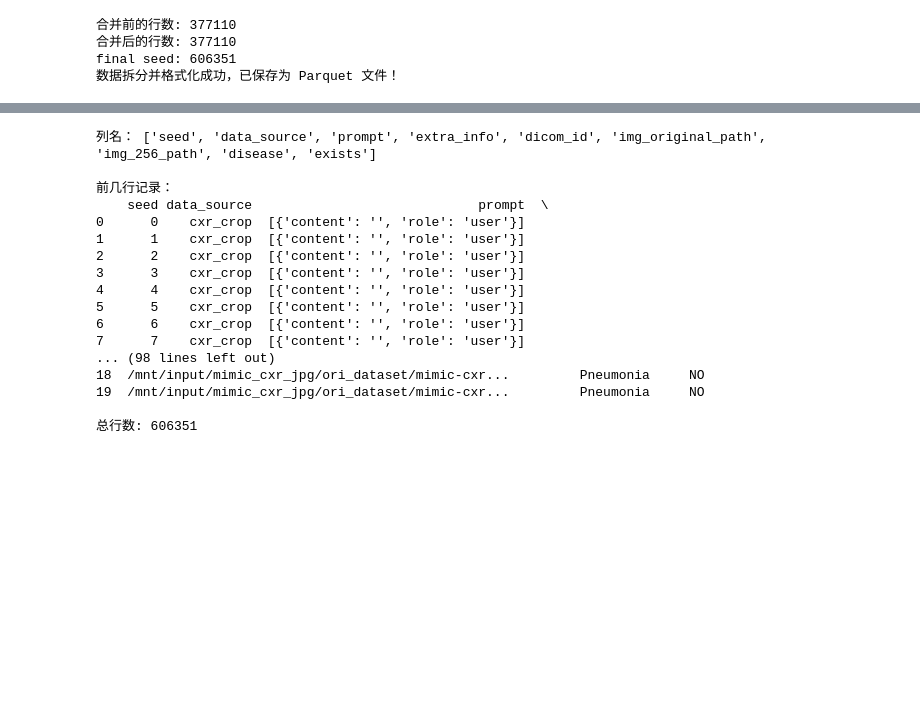
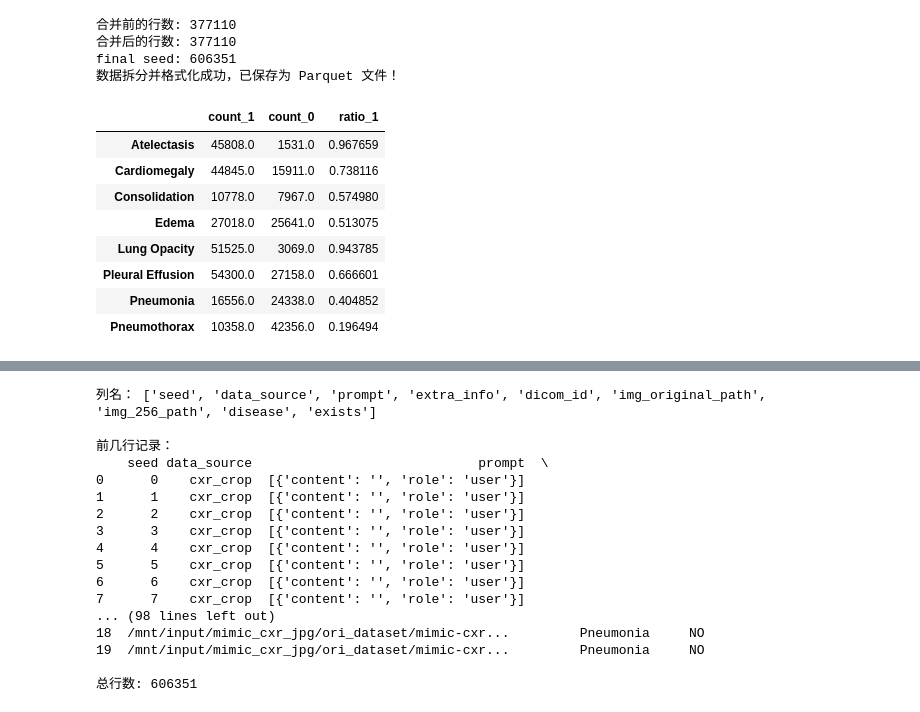
Before and after one commit to jackhu-bme/verl_new, a Jupyter notebook: cxr_data_process/code/process.ipynb, the cells around one changed output, grey strips where cells are left out. Cells and saved outputs as stored; diff of their text form; code cells hidden in the pictures; blank space fills up the shorter version.

```diff
--- a/cxr_data_process/code/process.ipynb
+++ b/cxr_data_process/code/process.ipynb
@@ -496,3 +496,41 @@ print("数据拆分并格式化成功，已保存为 Parquet 文件！")
 合并后的行数: 377110
 final seed: 606351
 数据拆分并格式化成功，已保存为 Parquet 文件！
+# %%
+import pandas as pd
+
+# 加载 CSV 文件
+file_path = "/home/aiscuser/verl_new/cxr_data_process/mimic_cxr_jpg_data/mimic-cxr-2.0.0-chexpert.csv"
+df = pd.read_csv(file_path)
+
+# 给定的疾病列
+disease_columns = ['Atelectasis', 'Cardiomegaly', 'Consolidation', 'Edema', 'Lung Opacity', 'Pleural Effusion', 'Pneumonia', 'Pneumothorax']
+
+# 创建一个字典存储结果
+disease_counts = {}
+
+# 遍历每个疾病列
+for column in disease_columns:
+    # 计算1.0和0.0的个数
+    count_1 = df[column].apply(lambda x: 1 if x == 1.0 else 0).sum()
+    count_0 = df[column].apply(lambda x: 1 if x == 0.0 else 0).sum()
+    total = count_1 + count_0
+    ratio = count_1 / total if total > 0 else 0
+    disease_counts[column] = {
+        'count_1': count_1,
+        'count_0': count_0,
+        'ratio_1': ratio
+    }
+
+disease_counts_df = pd.DataFrame(disease_counts).T
+disease_counts_df
+# %% [output]
+|  | count_1 | count_0 | ratio_1 |
+| Atelectasis | 45808.0 | 1531.0 | 0.967659 |
+| Cardiomegaly | 44845.0 | 15911.0 | 0.738116 |
+| Consolidation | 10778.0 | 7967.0 | 0.574980 |
+| Edema | 27018.0 | 25641.0 | 0.513075 |
+| Lung Opacity | 51525.0 | 3069.0 | 0.943785 |
+| Pleural Effusion | 54300.0 | 27158.0 | 0.666601 |
+| Pneumonia | 16556.0 | 24338.0 | 0.404852 |
+| Pneumothorax | 10358.0 | 42356.0 | 0.196494 |
```
Also changed, not shown: parts of 1 cell of this notebook, 1 other file.
